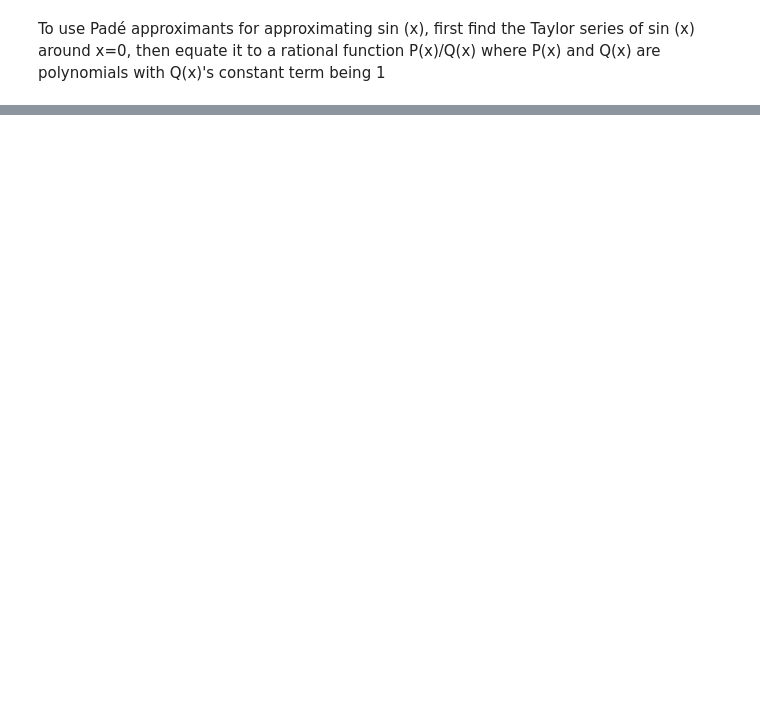
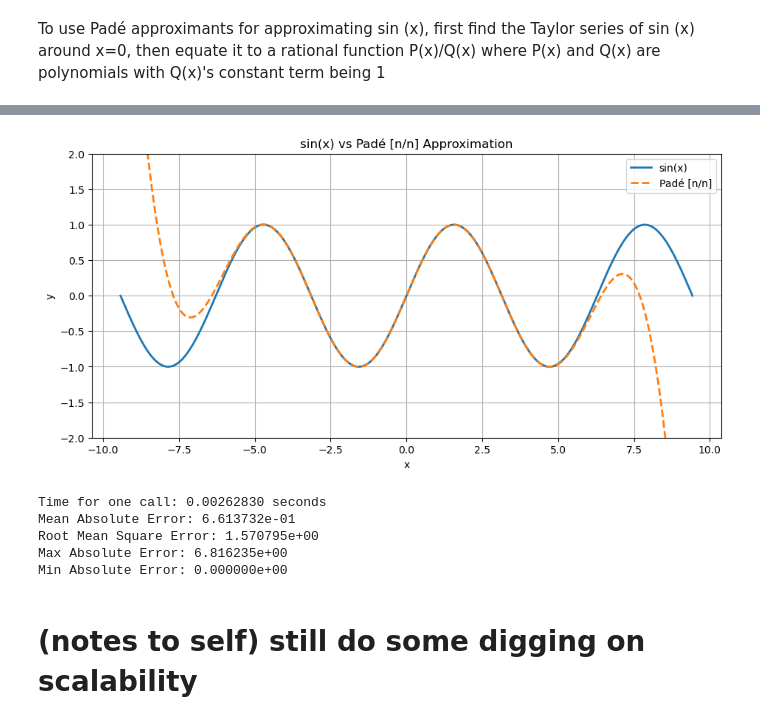
Before and after one commit to Tonkle-Time/SinxProject, a Jupyter notebook: Pade.ipynb, the cells around one changed output, grey strips where cells are left out. Cells and saved outputs as stored; diff of their text form; code cells hidden in the pictures; blank space fills up the shorter version.

```diff
--- a/Pade.ipynb
+++ b/Pade.ipynb
@@ -60,0 +86,38 @@ plt.show()
+# %%
+# this is to show how the pade approx looks on both sides to understand better what its doing and how it functions
+
+x_vals = np.linspace(-3 * np.pi, 3 * np.pi, 2000)
+y_sin = np.sin(x_vals)
+y_pade = pade_eval(x_vals)
+
+abs_error = np.abs(y_sin - y_pade)
+mean_abs_err = np.mean(abs_error)
+root_mean_squ_err = np.sqrt(np.mean((y_sin - y_pade)**2))
+max_error = np.max(abs_error)
+min_error = np.min(abs_error)
+
+
+plt.figure(figsize=(11,5))
+plt.plot(x_vals, y_sin, label='sin(x)', linewidth=2)
+plt.plot(x_vals, y_pade, '--', label='Padé [n/n]', linewidth=2)
+plt.title('sin(x) vs Padé [n/n] Approximation')
+plt.xlabel('x')
+plt.ylabel('y')
+plt.legend()
+plt.grid(True)
+plt.ylim(-2, 2)
+plt.show()
+print(f"Time for one call: {end - start:.8f} seconds")
+print(f"Mean Absolute Error: {mean_abs_err:.6e}")
+print(f"Root Mean Square Error: {root_mean_squ_err:.6e}")
+print(f"Max Absolute Error: {max_error:.6e}")
+print(f"Min Absolute Error: {min_error:.6e}")
+# %% [output]
+[figure, added]
+Time for one call: 0.00262830 seconds
+Mean Absolute Error: 6.613732e-01
+Root Mean Square Error: 1.570795e+00
+Max Absolute Error: 6.816235e+00
+Min Absolute Error: 0.000000e+00
+# %% [markdown]
+# (notes to self) still do some digging on scalability
```
Also changed, not shown: parts of 5 cells of this notebook, 1 other file.
